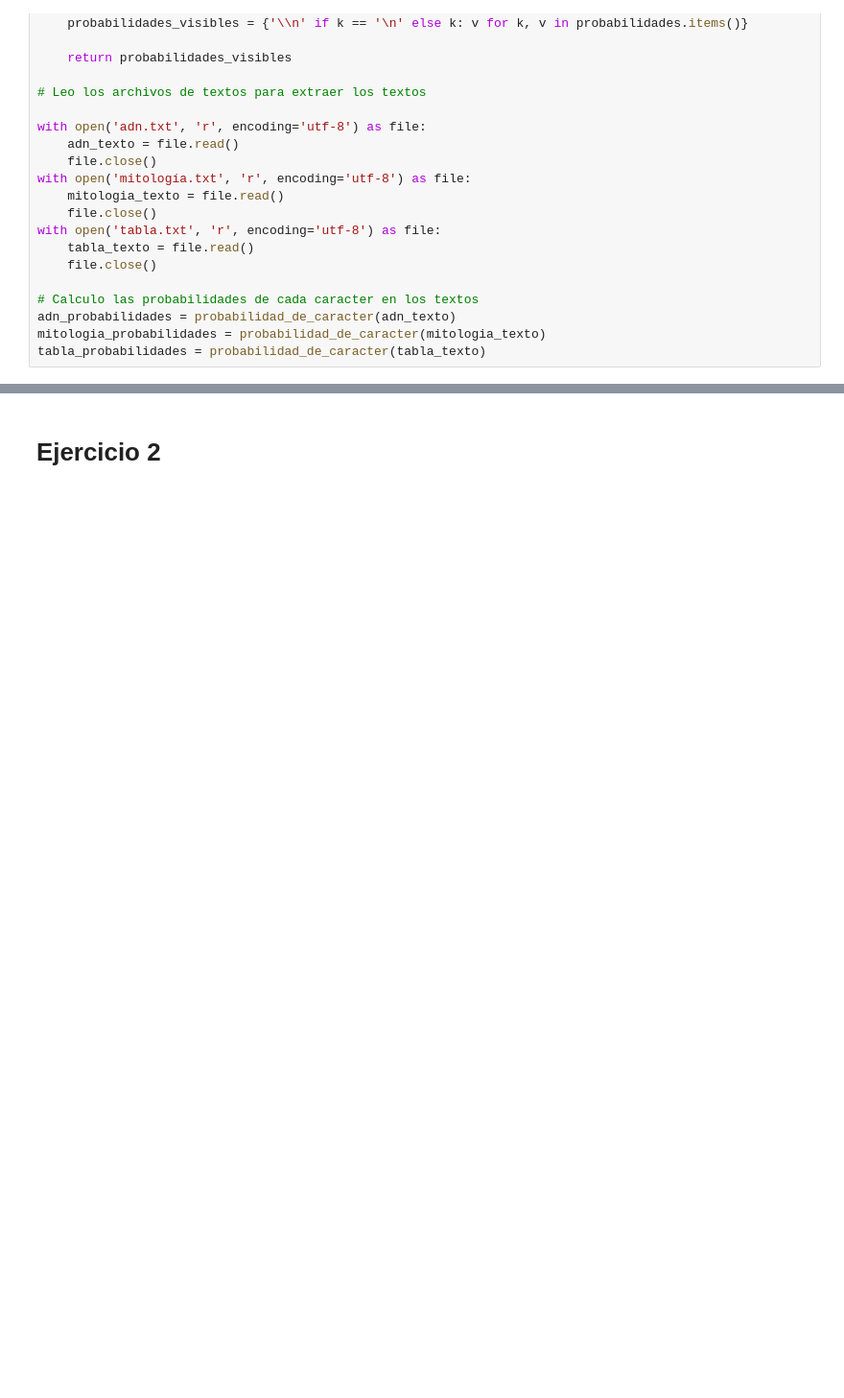
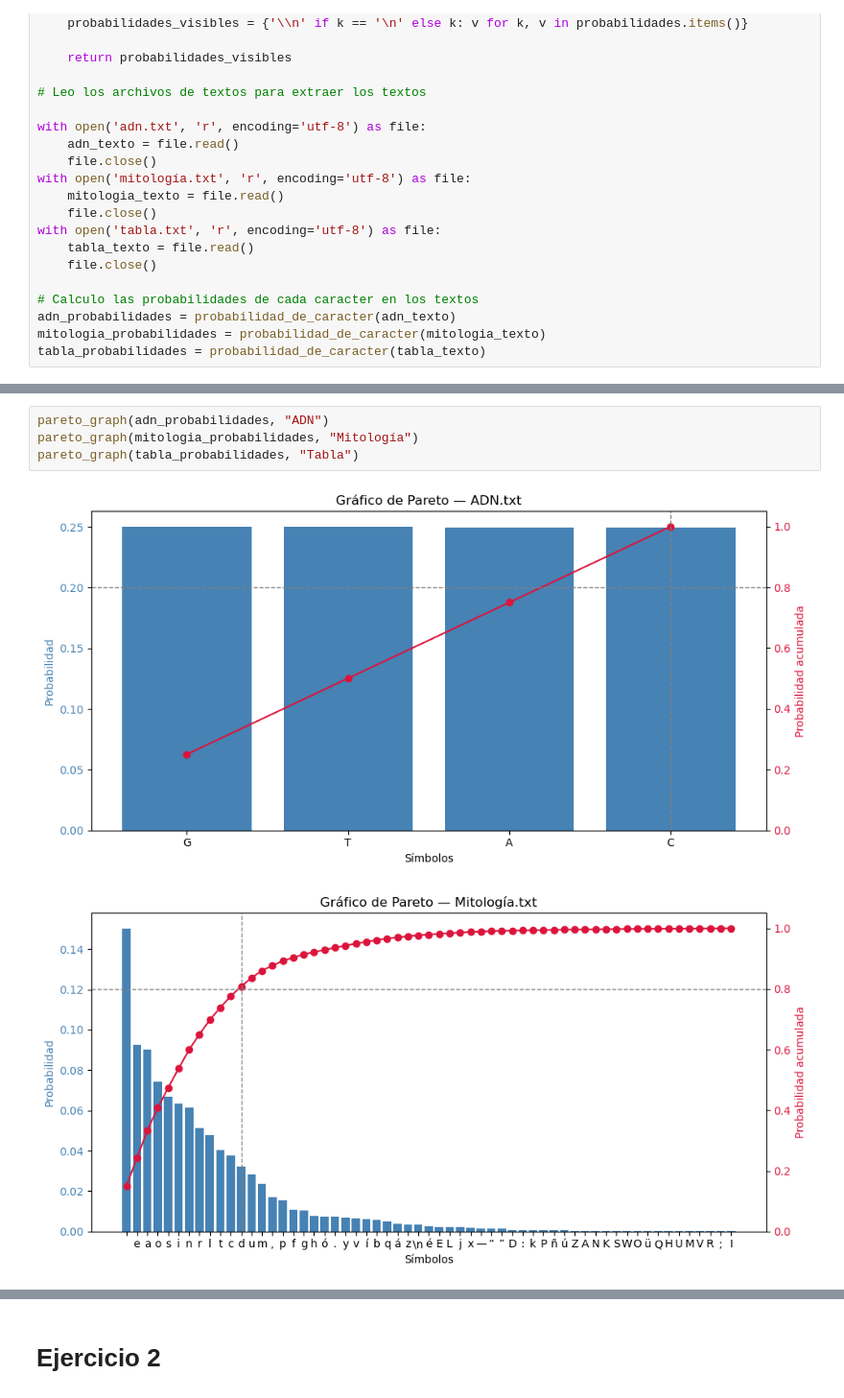
Before and after one commit to FrancoSandri/TP2_Inferencia, a Jupyter notebook: tp2.ipynb, the cells around one changed output, grey strips where cells are left out. Shown at 96% size. Saved outputs shown, nothing was run; the diff lists cells and outputs as text; blank space fills up the shorter version.

Commit message:
Modularización y gráfico pareto

```diff
--- a/tp2.ipynb
+++ b/tp2.ipynb
@@ -82,0 +102,7 @@ plt.show()
+# %%
+pareto_graph(adn_probabilidades, "ADN")
+pareto_graph(mitologia_probabilidades, "Mitología")
+pareto_graph(tabla_probabilidades, "Tabla")
+# %% [output]
+[figure, added]
+[figure, added]
```
Also changed, not shown: parts of 3 cells of this notebook.
